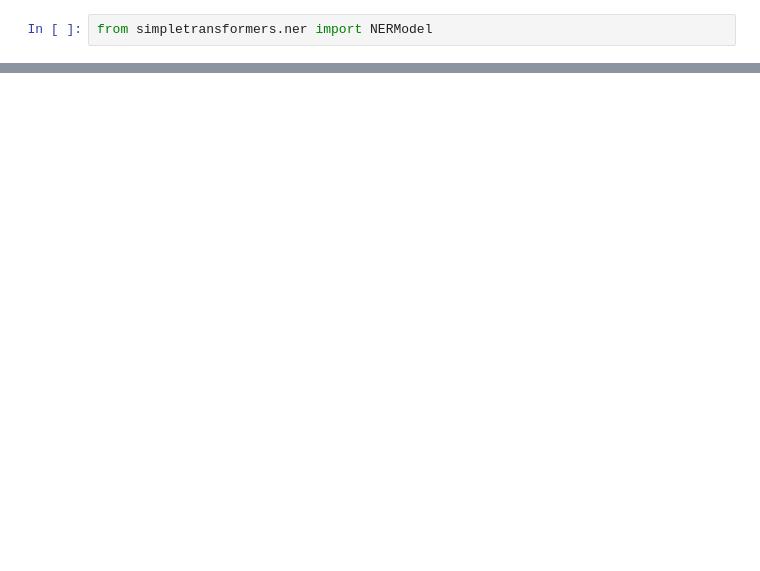
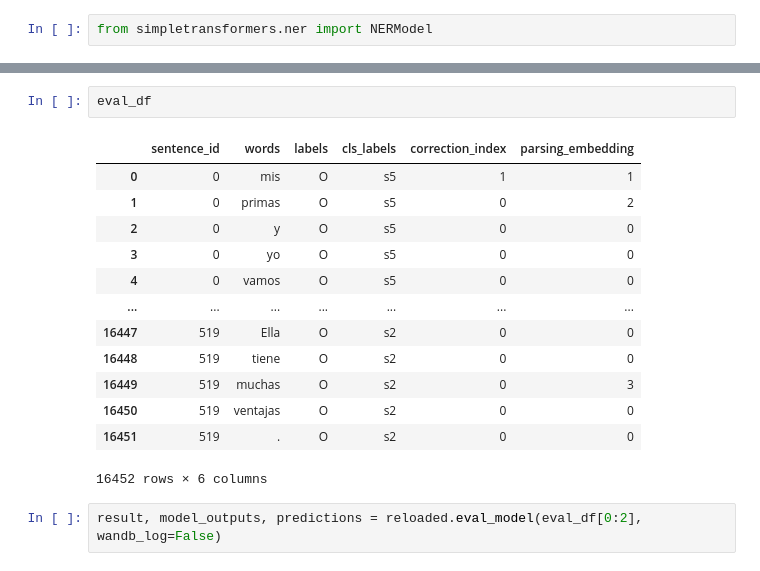
Before and after one commit to team-langbot/model_gec, a Jupyter notebook: gec_bert_train.ipynb, the cells around one changed output, grey strips where cells are left out. Saved outputs shown, nothing was run; the diff lists cells and outputs as text; blank space fills up the shorter version.

```diff
--- a/gec_bert_train.ipynb
+++ b/gec_bert_train.ipynb
@@ -175,0 +206,18 @@ wandb: Network error (ReadTimeout), entering retry loop.
+# %%
+eval_df
+# %% [output]
+|  | sentence_id | words | labels | cls_labels | correction_index | parsing_embedding |
+| 0 | 0 | mis | O | s5 | 1 | 1 |
+| 1 | 0 | primas | O | s5 | 0 | 2 |
+| 2 | 0 | y | O | s5 | 0 | 0 |
+| 3 | 0 | yo | O | s5 | 0 | 0 |
+| 4 | 0 | vamos | O | s5 | 0 | 0 |
+| ... | ... | ... | ... | ... | ... | ... |
+| 16447 | 519 | Ella | O | s2 | 0 | 0 |
+| 16448 | 519 | tiene | O | s2 | 0 | 0 |
+| 16449 | 519 | muchas | O | s2 | 0 | 3 |
+| 16450 | 519 | ventajas | O | s2 | 0 | 0 |
+| 16451 | 519 | . | O | s2 | 0 | 0 |
+16452 rows × 6 columns
+# %%
+result, model_outputs, predictions = reloaded.eval_model(eval_df[0:2], wandb_log=False)
```
Also changed, not shown: parts of 15 cells of this notebook, 25 other files.
